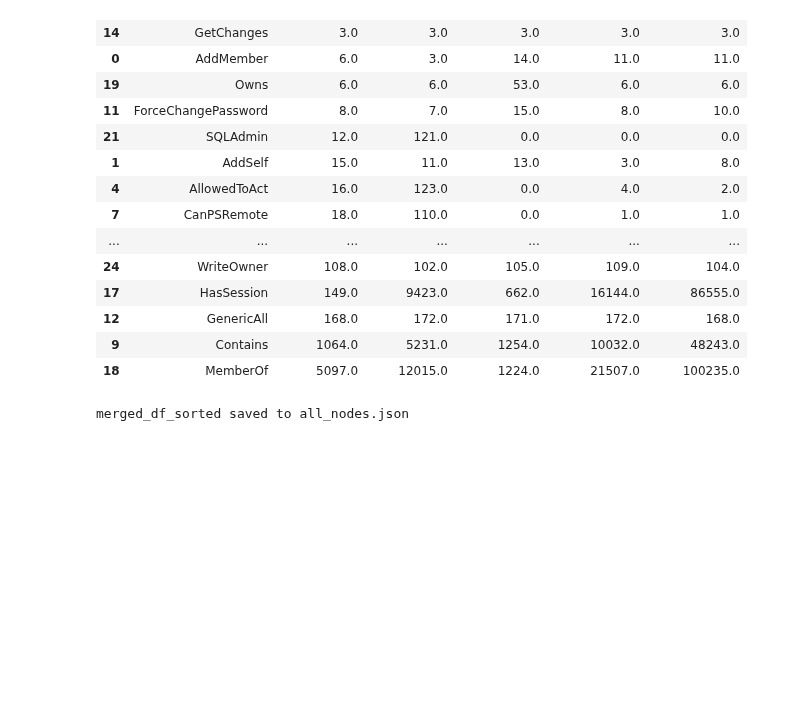
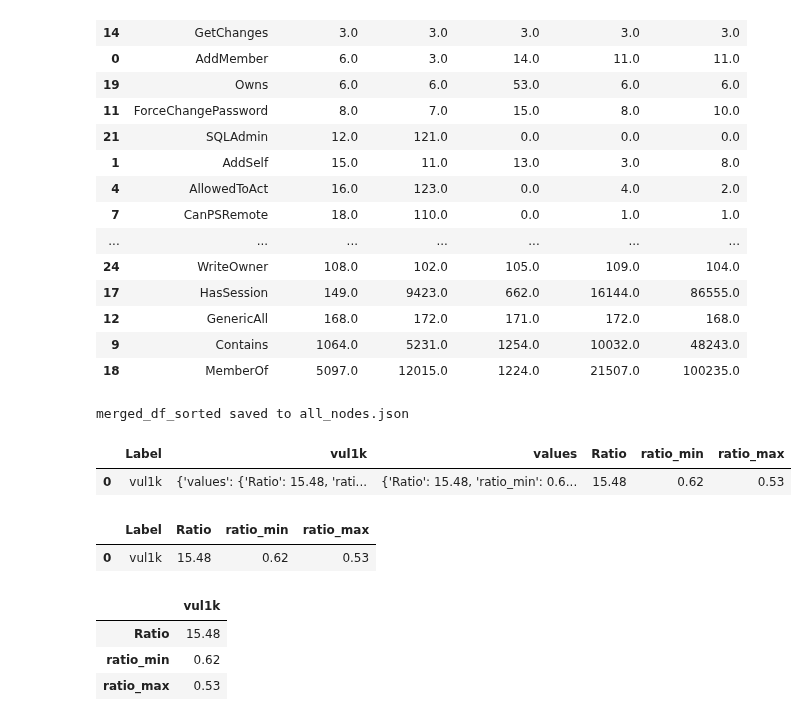
Before and after one commit to markajbell/BH, a Jupyter notebook: Stats_all.ipynb, the cells around one changed output. Drawn from its saved outputs; the diff is of its cells as text; code cells hidden in the pictures; blank space fills up the shorter version.

```diff
--- a/Stats_all.ipynb
+++ b/Stats_all.ipynb
@@ -3,6 +3,10 @@
 # %%
 import pandas as pd
 import json
+import os
+
+
+!unzip -q stats.zip
 
 # Load the JSON files
 with open('vul1k_nodes.json', 'r') as f:
@@ -12,7 +16,7 @@ with open('vul5k_nodes.json', 'r') as f:
     vul5k_data = json.load(f)
 
 with open('secure1k_nodes.json', 'r') as f:
-    sec1k_data = json.load(f)
+    sec1kratios = json.load(f)
 
 with open('secure10k_nodes.json', 'r') as f:
     sec10k_data = json.load(f)
@@ -167,0 +213,37 @@ merged_df_sorted saved to all_nodes.json
+# %%
+# Extract the nested 'values' dictionary
+df_vul1k['values'] = df_vul1k['vul1k'].apply(lambda x: x.get('values', {}))
+
+# Extract 'Ratio', 'ratio_min', and 'ratio_max' into new columns
+df_vul1k['Ratio'] = df_vul1k['values'].apply(lambda x: x.get('Ratio'))
+df_vul1k['ratio_min'] = df_vul1k['values'].apply(lambda x: x.get('ratio_min'))
+df_vul1k['ratio_max'] = df_vul1k['values'].apply(lambda x: x.get('ratio_max'))
+
+# Display the updated DataFrame
+display(df_vul1k)
+# %% [output]
+|  | Label | vul1k | values | Ratio | ratio_min | ratio_max |
+| 0 | vul1k | {'values': {'Ratio': 15.48, 'rati... | {'Ratio': 15.48, 'ratio_min': 0.6... | 15.48 | 0.62 | 0.53 |
+# %%
+# Drop the original 'vul1k' and 'values' columns
+df_vul1k = df_vul1k.drop(columns=['vul1k', 'values'])
+
+# Display the updated DataFrame
+display(df_vul1k)
+# %% [output]
+|  | Label | Ratio | ratio_min | ratio_max |
+| 0 | vul1k | 15.48 | 0.62 | 0.53 |
+# %%
+# Select the relevant columns and transpose the DataFrame
+df_vul1k_transposed = df_vul1k[['Ratio', 'ratio_min', 'ratio_max']].T
+
+# Rename the column header to 'vul1k'
+df_vul1k_transposed.columns = ['vul1k']
+
+# Display the transformed DataFrame
+display(df_vul1k_transposed)
+# %% [output]
+|  | vul1k |
+| Ratio | 15.48 |
+| ratio_min | 0.62 |
+| ratio_max | 0.53 |
```
Also changed, not shown: parts of 19 cells of this notebook.
